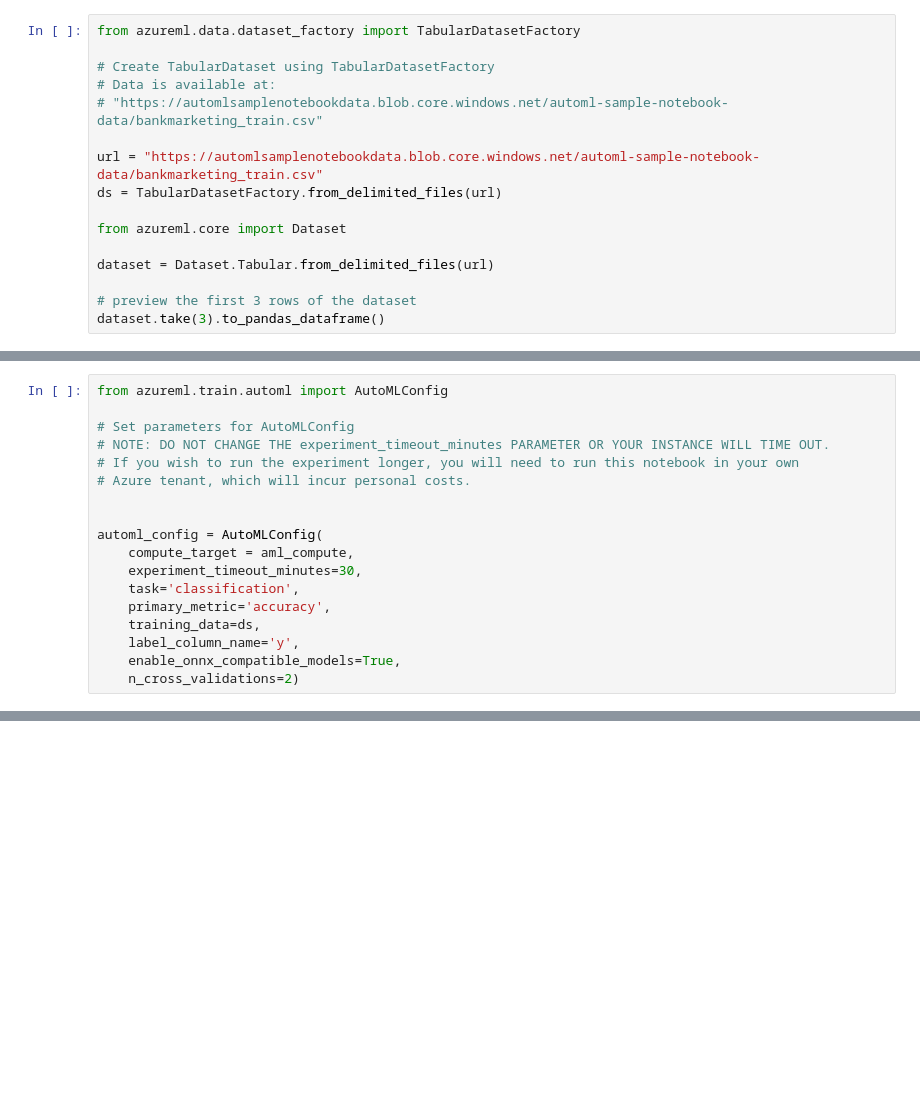
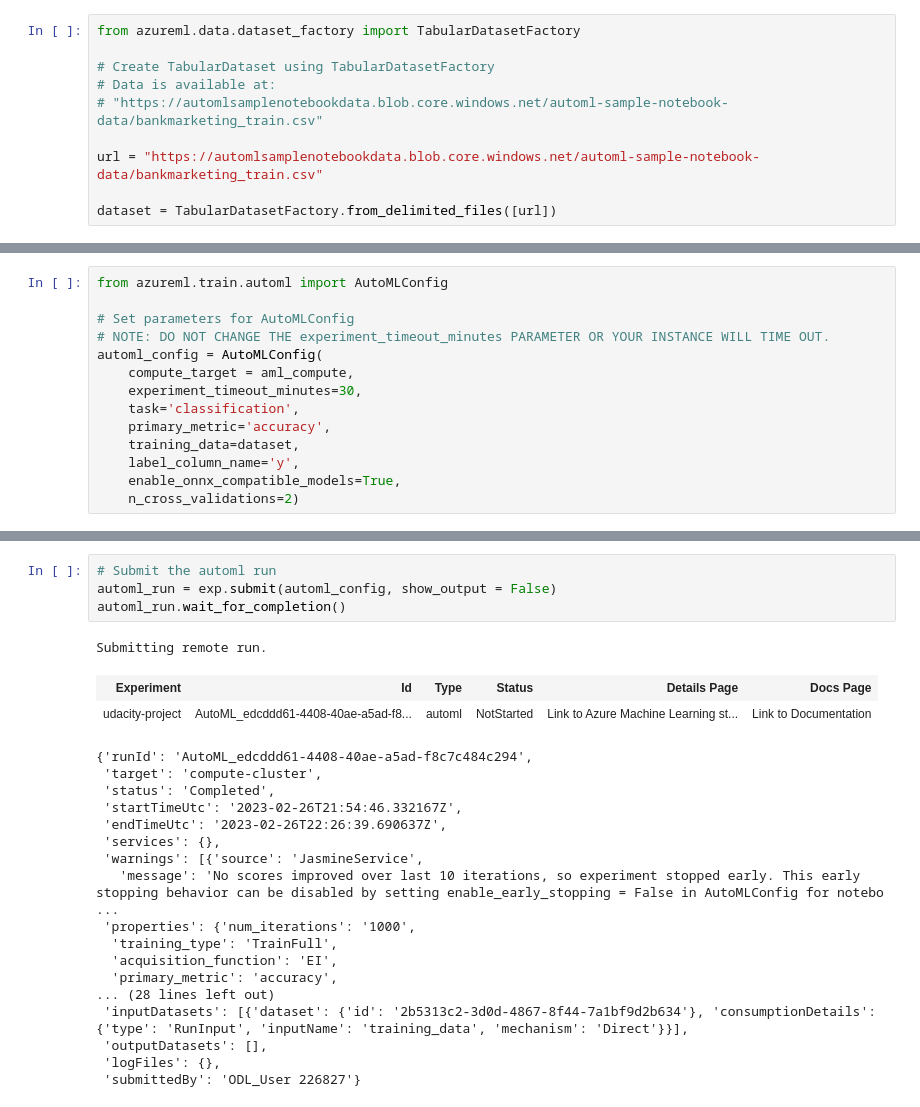
Before and after one commit to mirsadraee/Udacity_ND_Azure_Machine_Learning_Projects, a Jupyter notebook: Project_01/udacity-project.ipynb, the cells around one changed output, grey strips where cells are left out. Drawn from its saved outputs; the diff is of its cells as text; blank space fills up the shorter version.

```diff
--- a/Project_01/udacity-project.ipynb
+++ b/Project_01/udacity-project.ipynb
@@ -181,11 +142,5 @@ from azureml.data.dataset_factory import TabularDatasetFactory
 # "https://automlsamplenotebookdata.blob.core.windows.net/automl-sample-notebook-data/bankmarketing_train.csv"
 
 url = "https://automlsamplenotebookdata.blob.core.windows.net/automl-sample-notebook-data/bankmarketing_train.csv"
-ds = TabularDatasetFactory.from_delimited_files(url)
 
-from azureml.core import Dataset
-
-dataset = Dataset.Tabular.from_delimited_files(url)
-
-# preview the first 3 rows of the dataset
-dataset.take(3).to_pandas_dataframe()
+dataset = TabularDatasetFactory.from_delimited_files([url])
@@ -218,16 +154,12 @@ from azureml.train.automl import AutoMLConfig
 
 # Set parameters for AutoMLConfig
 # NOTE: DO NOT CHANGE THE experiment_timeout_minutes PARAMETER OR YOUR INSTANCE WILL TIME OUT.
-# If you wish to run the experiment longer, you will need to run this notebook in your own
-# Azure tenant, which will incur personal costs.
-
-
 automl_config = AutoMLConfig(
     compute_target = aml_compute,
     experiment_timeout_minutes=30,
     task='classification',
     primary_metric='accuracy',
-    training_data=ds,
+    training_data=dataset,
     label_column_name='y',
     enable_onnx_compatible_models=True,
     n_cross_validations=2)
@@ -252,0 +166,25 @@ ContextualVersionConflict: (azureml-telemetry 1.48.0 (/anaconda/envs/jupyter_env
+# %%
+# Submit the automl run
+automl_run = exp.submit(automl_config, show_output = False)
+automl_run.wait_for_completion()
+# %% [output]
+Submitting remote run.
+| Experiment | Id | Type | Status | Details Page | Docs Page |
+| udacity-project | AutoML_edcddd61-4408-40ae-a5ad-f8... | automl | NotStarted | Link to Azure Machine Learning st... | Link to Documentation |
+{'runId': 'AutoML_edcddd61-4408-40ae-a5ad-f8c7c484c294',
+ 'target': 'compute-cluster',
+ 'status': 'Completed',
+ 'startTimeUtc': '2023-02-26T21:54:46.332167Z',
+ 'endTimeUtc': '2023-02-26T22:26:39.690637Z',
+ 'services': {},
+ 'warnings': [{'source': 'JasmineService',
+   'message': 'No scores improved over last 10 iterations, so experiment stopped early. This early stopping behavior can be disabled by setting enable_early_stopping = False in AutoMLConfig for notebo ...
+ 'properties': {'num_iterations': '1000',
+  'training_type': 'TrainFull',
+  'acquisition_function': 'EI',
+  'primary_metric': 'accuracy',
+... (28 lines left out)
+ 'inputDatasets': [{'dataset': {'id': '2b5313c2-3d0d-4867-8f44-7a1bf9d2b634'}, 'consumptionDetails': {'type': 'RunInput', 'inputName': 'training_data', 'mechanism': 'Direct'}}],
+ 'outputDatasets': [],
+ 'logFiles': {},
+ 'submittedBy': 'ODL_User 226827'}
```
Also changed, not shown: parts of 15 cells of this notebook, 1 other file.
